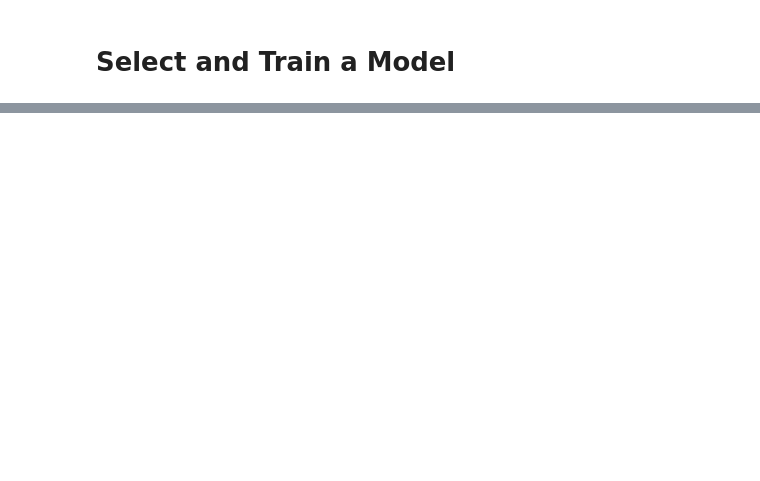
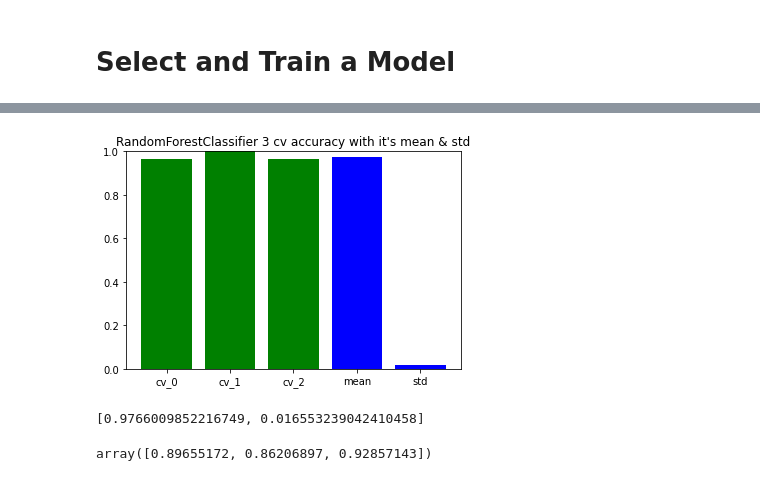
Before and after one commit to shenqidezhengge/MATLAB, a Jupyter notebook: Prepare the Data.ipynb, the cells around one changed output, grey strips where cells are left out. Drawn from its saved outputs; the diff is of its cells as text; code cells hidden in the pictures; blank space fills up the shorter version.

```diff
--- a/Prepare the Data.ipynb
+++ b/Prepare the Data.ipynb
@@ -237,0 +415,35 @@ array([[ 0.6536458 ,  1.50274889,  0.07862119,  0.65585581,  0.91958379],
+# %%
+HEIGHT = random_score
+TITLE = "RandomForestClassifier 3 cv accuracy with it's mean & std"
+
+x = np.arange(3)
+
+x_1 = [3, 4]
+height_1 = [HEIGHT.mean(), HEIGHT.std()]
+
+plt.bar(x, HEIGHT, color='green', label='correlation coefficient')
+plt.bar(x_1, height_1, color='blue', label='correlation coefficient')
+
+plt.ylim((0, 1))
+plt.xticks(np.arange(5), ["cv_0", "cv_1", "cv_2", "mean", "std"])
+plt.title(TITLE)
+# plt.legend(loc=4)
+plt.show()
+# %% [output]
+[figure, added]
+# %%
+[HEIGHT.mean(), HEIGHT.std()]
+# %% [output]
+[0.9766009852216749, 0.016553239042410458]
+# %%
+# LinearSVC
+
+from sklearn.svm import LinearSVC
+svm_clf = LinearSVC()
+svm_clf.fit(X_train, y_train)
+svm_clf.predict([some_flow])
+# svm_clf.predict_proba([some_flow])
+linear_score = cross_val_score(svm_clf, X_train, y_train, cv=3, scoring="accuracy")
+linear_score
+# %% [output]
+array([0.89655172, 0.86206897, 0.92857143])
```
Also changed, not shown: parts of 67 cells of this notebook, 30 other files.
